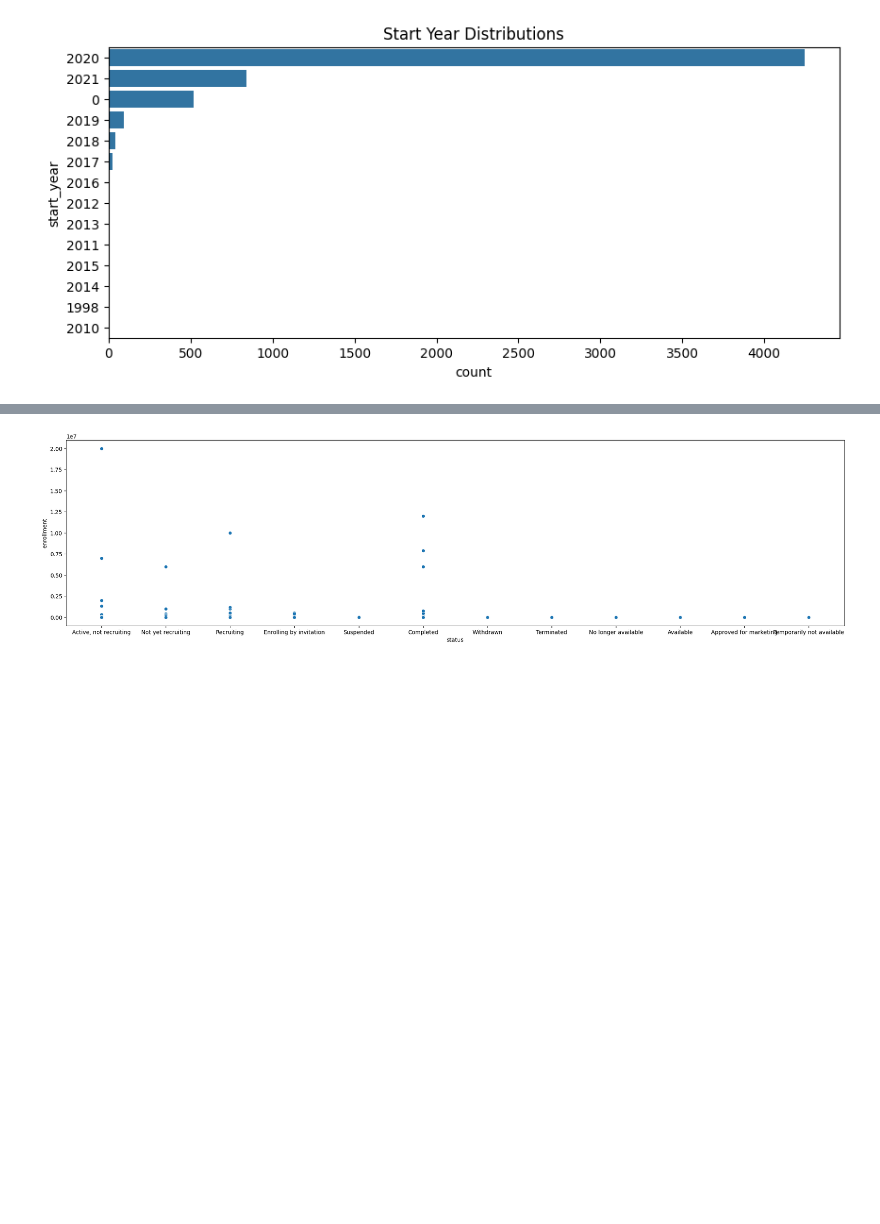
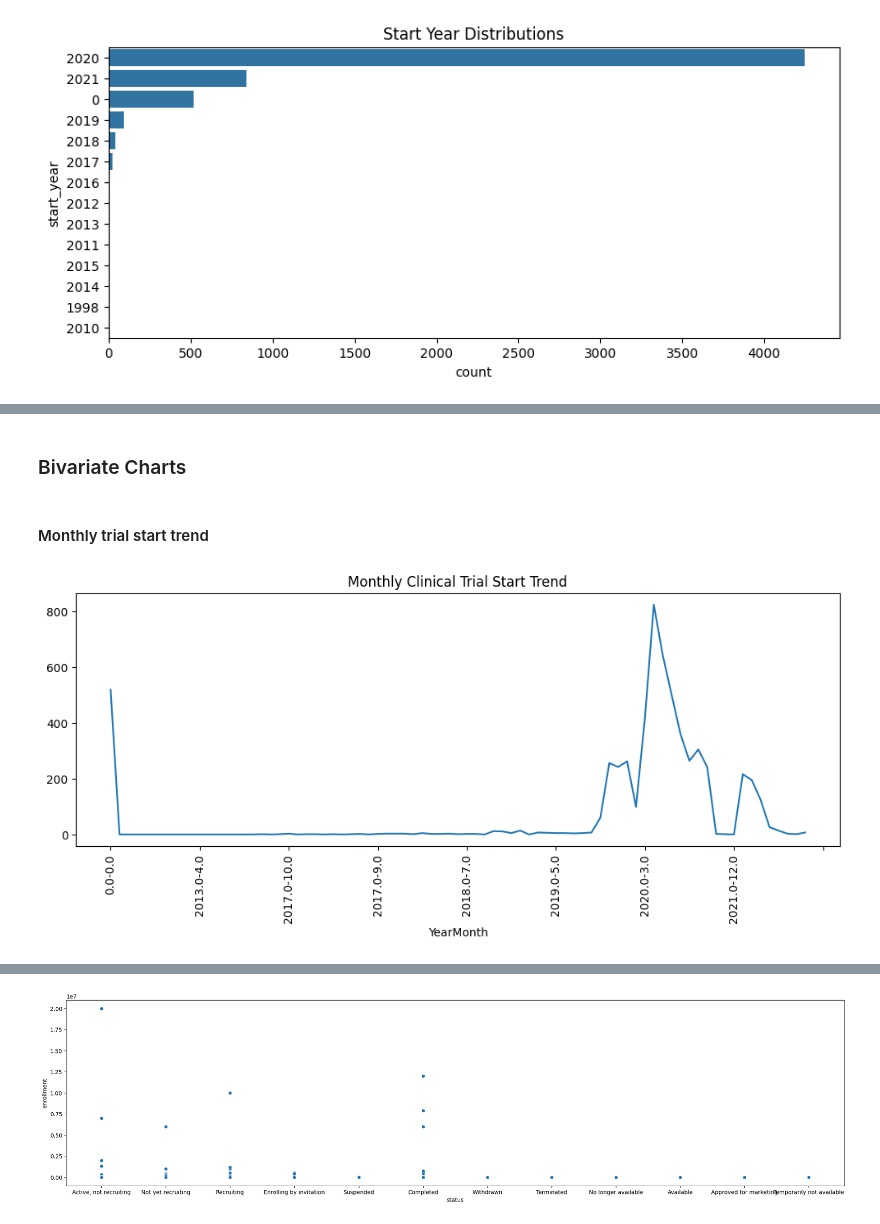
Before and after one commit to MERN-Stack123/covid19_clinical_trials, a Jupyter notebook: notebooks/eda.ipynb, the cells around one changed output, grey strips where cells are left out. Saved outputs shown, nothing was run; the diff lists cells and outputs as text; code cells hidden in the pictures; blank space fills up the shorter version.

```diff
--- a/notebooks/eda.ipynb
+++ b/notebooks/eda.ipynb
@@ -234,0 +265,15 @@ plt.show()
+# %% [markdown]
+### Bivariate Charts
+# %% [markdown]
+#### Monthly trial start trend
+# %%
+df['YearMonth'] = df['start_year'].astype(str) + "-" + df['start_month'].astype(str)
+monthly_trials = df.groupby('YearMonth').size()
+
+monthly_trials.plot(figsize=(12,4))
+plt.xticks(rotation=90)
+plt.title("Monthly Clinical Trial Start Trend")
+plt.savefig('../images/monthly_trial_trend', dpi=300, bbox_inches='tight')
+plt.show()
+# %% [output]
+[figure, added]
```
Also changed, not shown: parts of 14 cells of this notebook, 12 other files.
